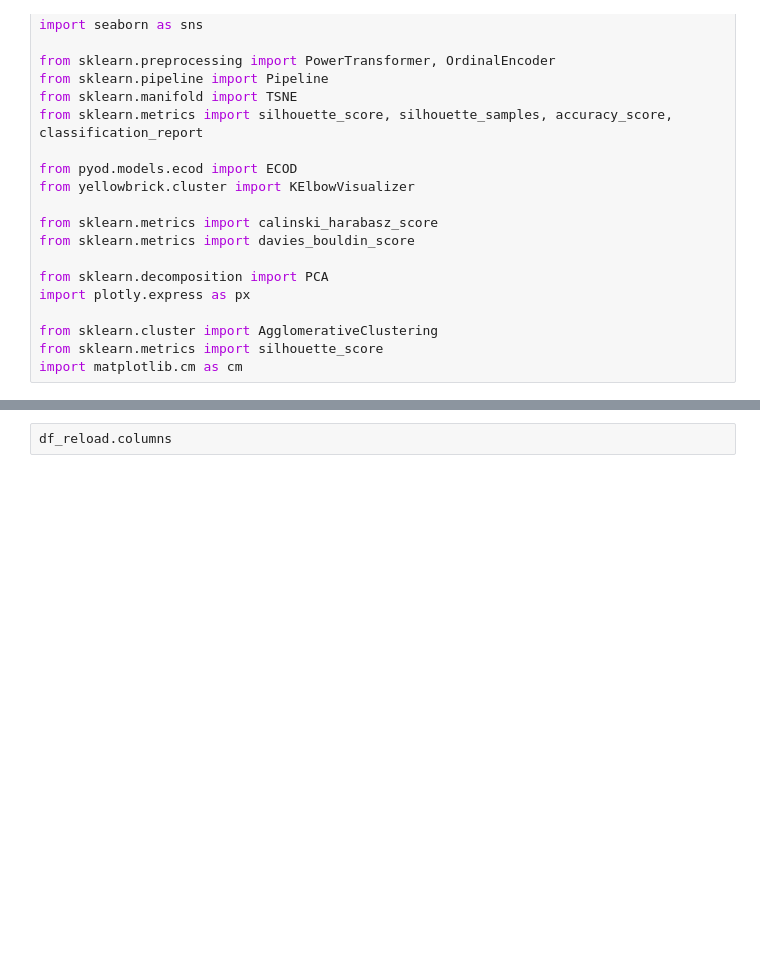
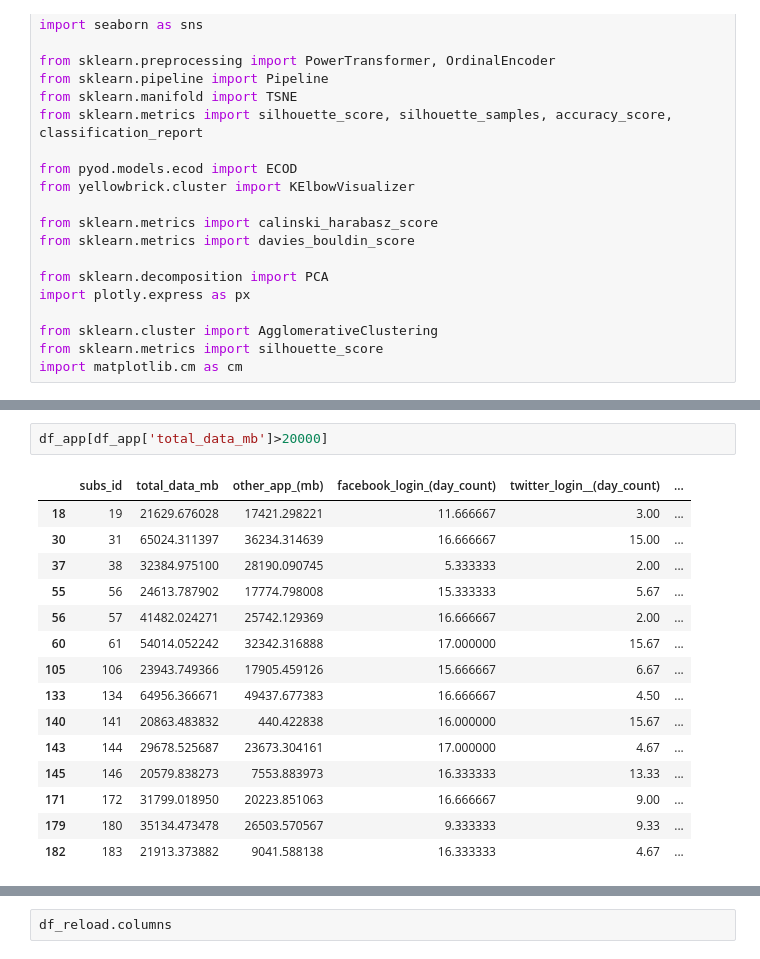
Before and after one commit to asliyalcin/Customer-Segmentation, a Jupyter notebook: Customer_segmentation_project.ipynb, the cells around one changed output, grey strips where cells are left out. Saved outputs shown, nothing was run; the diff lists cells and outputs as text; blank space fills up the shorter version.

```diff
--- a/Customer_segmentation_project.ipynb
+++ b/Customer_segmentation_project.ipynb
@@ -100,0 +116,18 @@ df_reload=pd.read_excel('data/Prepaid_User_Digital_Usage.xlsx', sheet_name='Relo
+# %%
+df_app[df_app['total_data_mb']>20000]
+# %% [output]
+|  | subs_id | total_data_mb | other_app_(mb) | facebook_login_(day_count) | twitter_login__(day_count) | ... |
+| 18 | 19 | 21629.676028 | 17421.298221 | 11.666667 | 3.00 | ... |
+| 30 | 31 | 65024.311397 | 36234.314639 | 16.666667 | 15.00 | ... |
+| 37 | 38 | 32384.975100 | 28190.090745 | 5.333333 | 2.00 | ... |
+| 55 | 56 | 24613.787902 | 17774.798008 | 15.333333 | 5.67 | ... |
+| 56 | 57 | 41482.024271 | 25742.129369 | 16.666667 | 2.00 | ... |
+| 60 | 61 | 54014.052242 | 32342.316888 | 17.000000 | 15.67 | ... |
+| 105 | 106 | 23943.749366 | 17905.459126 | 15.666667 | 6.67 | ... |
+| 133 | 134 | 64956.366671 | 49437.677383 | 16.666667 | 4.50 | ... |
+| 140 | 141 | 20863.483832 | 440.422838 | 16.000000 | 15.67 | ... |
+| 143 | 144 | 29678.525687 | 23673.304161 | 17.000000 | 4.67 | ... |
+| 145 | 146 | 20579.838273 | 7553.883973 | 16.333333 | 13.33 | ... |
+| 171 | 172 | 31799.018950 | 20223.851063 | 16.666667 | 9.00 | ... |
+| 179 | 180 | 35134.473478 | 26503.570567 | 9.333333 | 9.33 | ... |
+| 182 | 183 | 21913.373882 | 9041.588138 | 16.333333 | 4.67 | ... |
```
Also changed, not shown: parts of 35 cells of this notebook.
